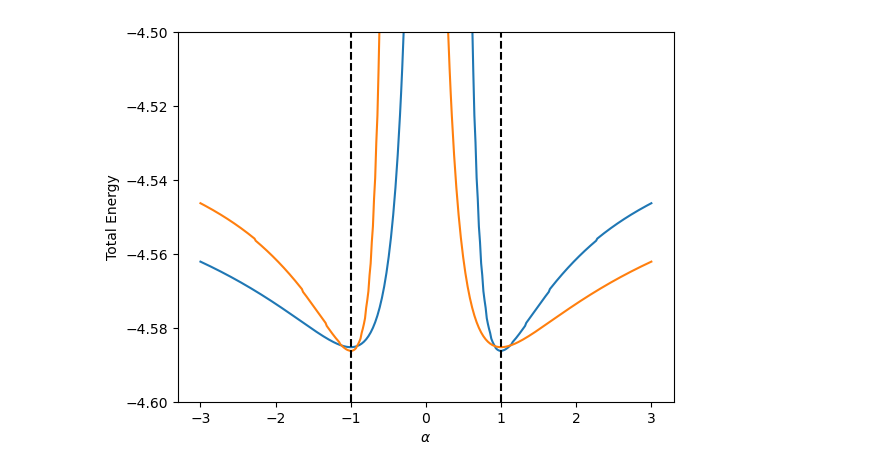
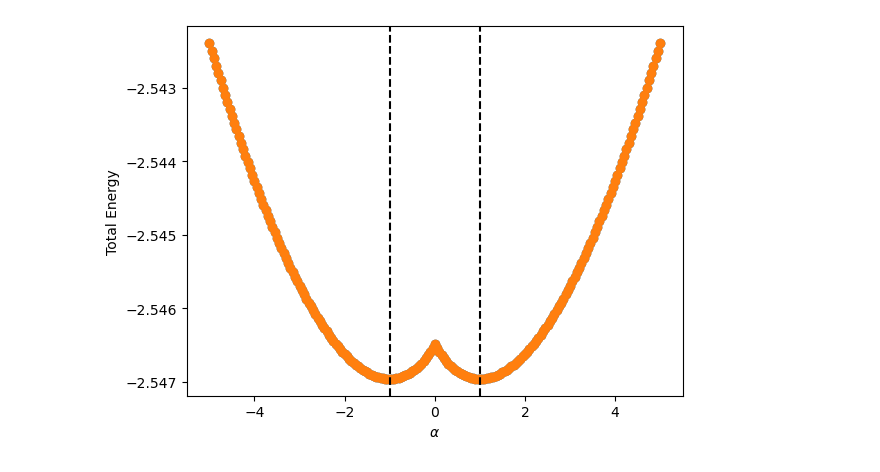
Before and after one commit to quantum-tinkerer/MeanFi, a Jupyter notebook: examples/tEnergyTest.ipynb, the cells around one changed output. Saved outputs shown, nothing was run; the diff lists cells and outputs as text; code cells hidden in the pictures.

Commit message:
fix Hamiltonian

```diff
--- a/examples/tEnergyTest.ipynb
+++ b/examples/tEnergyTest.ipynb
@@ -4,7 +4,7 @@ import matplotlib.pyplot as plt
 from codes import utils, model, interface, solvers, hf
 # %%
 U0 = 1
-nk = 300
+nk = 1001
 filling = 2
 
 hopp = np.kron(np.array([[0, 1], [0, 0]]), np.eye(2))
@@ -13,7 +13,7 @@ tb_model = {(0,): hopp + hopp.T.conj(), (1,): hopp, (-1,): hopp.T.conj()}
 
 def model_U(U):
     int_model = {
-        (0,): U * np.kron(np.ones((2, 2)), np.eye(2)),
+        (0,): U * np.kron(np.eye(2), np.ones((2, 2))),
     }
     return model.Model(tb_model=tb_model, int_model=int_model)
 
@@ -29,43 +29,45 @@ hamiltonians_0 = utils.kgrid_hamiltonian(
 
 
 def groundstate(U):
+    _model=model_U(U)
     tb_mf_k = interface.find_groundstate_ham(
-        model_U(U),
+        _model,
         filling=filling,
         nk=nk,
         solver=solvers.rspace_solver,
         cost_function=solvers.real_space_cost,
         return_kspace=True,
+        optimizer_kwargs={},
     )
     vals, vecs = np.linalg.eigh(tb_mf_k)
     EF = utils.get_fermi_energy(vals, filling)
     densityMatrix = hf.density_matrix(vals, vecs, EF)
 
-    return tb_mf_k - EF * np.eye(hamiltonians_0.shape[-1]), densityMatrix
+    return tb_mf_k, densityMatrix, _model.H_int
 
-
-tb_mf0, densityMatrix0 = groundstate(U0)
+tb_mf0, densityMatrix0, H_int0 = groundstate(U0)
 mf0 = tb_mf0 - hamiltonians_0
 
 
 @np.vectorize
-def mfRescaled(alpha, mf0=mf0):
+def mfRescaled(alpha, mf0=mf0, H_int0=H_int0):
     hamiltonian = hamiltonians_0 + mf0 * alpha
     vals, vecs = np.linalg.eigh(hamiltonian)
     EF = utils.get_fermi_energy(vals, filling)
     densityMatrix = hf.density_matrix(vals, vecs, EF)
     return hf.total_energy(
-        hamiltonians_0 + mf0 * np.sign(alpha), densityMatrix
+        hamiltonians_0 + np.sign(alpha) * mf0,
+        densityMatrix,
     )
 # %%
-alphas = np.linspace(-3, 3, 401)
-plt.plot(alphas, mfRescaled(alphas))
-plt.plot(-alphas, mfRescaled(alphas))
+alphas = np.linspace(-5, 5, 201)
+plt.plot(alphas, mfRescaled(alphas), 'o')
+plt.plot(-alphas, mfRescaled(alphas), 'o')
 plt.axvline(x=1, c="k", ls="--")
 plt.axvline(x=-1, c="k", ls="--")
 plt.ylabel("Total Energy")
 plt.xlabel(r"$\alpha$")
-plt.ylim(-4.6, -4.5)
+# plt.ylim(-4.6, -4.5)
 plt.show()
 # %% [output]
-[figure, old version]
+[figure, new version]
```
Also changed, not shown: parts of 3 cells of this notebook, 1 other file.
